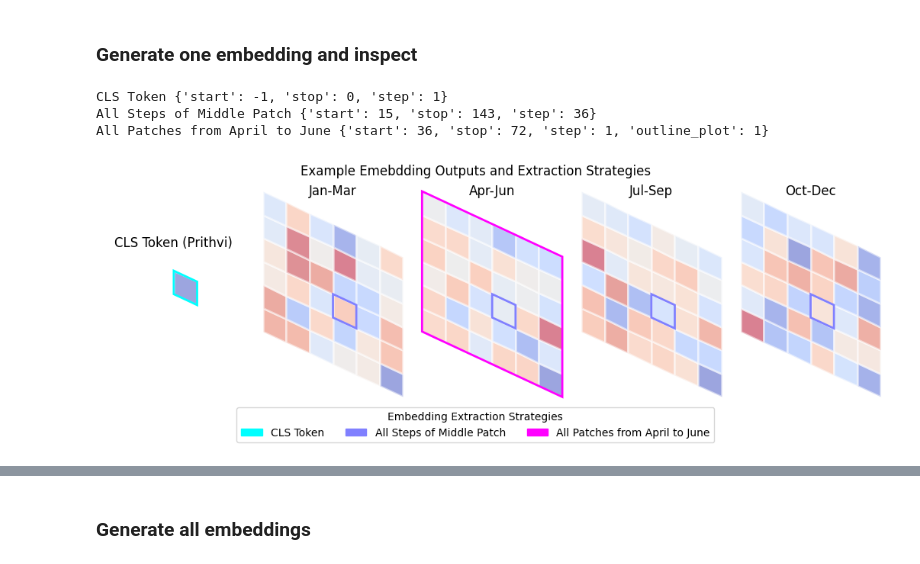
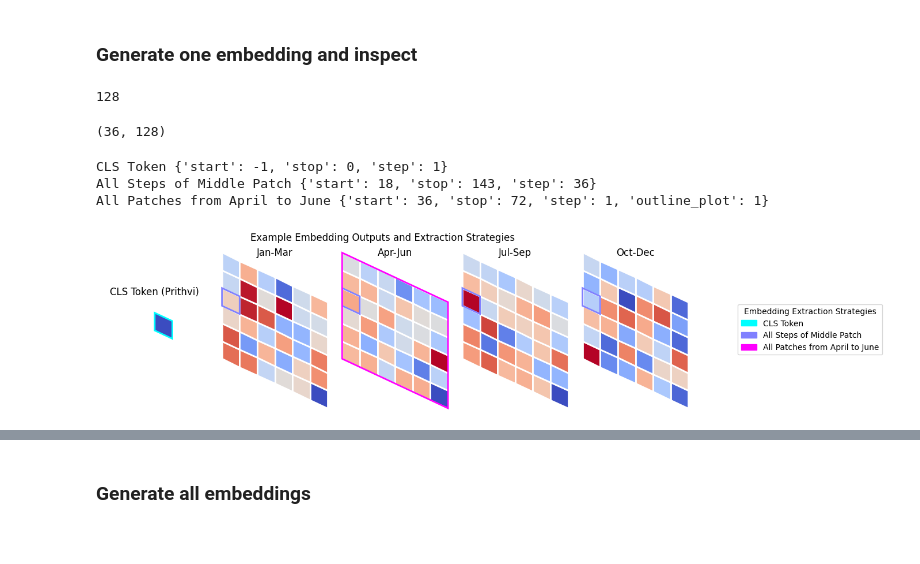
Before and after one commit to ClarkCGA/gelos, a Jupyter notebook: notebooks/02_dwg_generateembeddings.ipynb, the cells around one changed output, grey strips where cells are left out. Saved outputs shown, nothing was run; the diff lists cells and outputs as text; code cells hidden in the pictures.

Commit message:
[WIP] 3D Visualizations of embeddings

```diff
--- a/notebooks/02_dwg_generateembeddings.ipynb
+++ b/notebooks/02_dwg_generateembeddings.ipynb
@@ -161,6 +165,11 @@ has_cls = yaml_config['model']['init_args']['has_cls']
 # %%
 patch_tokens_flat = final_layer_embedding.reshape(-1, final_layer_embedding.shape[-1])
+vis_embed_depth = min(vis_embed_depth, patch_tokens_flat.shape[-1])
+print(vis_embed_depth)
+patch_tokens_sample = patch_tokens_flat[:, 0:vis_embed_depth].detach().cpu().numpy()
 first_feature = patch_tokens_flat[:, 0].detach().cpu().numpy()
+# %% [output]
+128
 # %%
 n_per_grid = 36
 date_ranges = ["Jan-Mar", "Apr-Jun", "Jul-Sep", "Oct-Dec"]
@@ -167,3 +179,7 @@ date_ranges = ["Jan-Mar", "Apr-Jun", "Jul-Sep", "Oct-Dec"]
+# %%
+groups_3d[0].shape
+# %% [output]
+(36, 128)
 # %%
 
 grid_side = int(np.ceil(np.sqrt(n_per_grid)))
@@ -227,7 +243,7 @@ single_patch_grid = np.full((grid_side, grid_side), np.nan)
 center_idx = grid_side // 2
 single_patch_grid[center_idx, center_idx] = first_patch_value
 ax_first = axes_flat[0]
-mesh = ax_first.pcolormesh(single_patch_grid, cmap='coolwarm', edgecolors='white', linewidth=2, shading='auto', alpha=0.5,
+mesh = ax_first.pcolormesh(single_patch_grid, cmap='coolwarm', edgecolors='none', linewidth=2, shading='auto',
                          transform=skew_base + ax_first.transData, antialiased=True)
 mesh.set_clip_on(False)
 for cls_name in cls_first_patch_highlights:
@@ -251,42 +267,44 @@ for idx, group_values in enumerate(groups):
         chunk = np.concatenate([chunk, np.full(cells_per_grid - chunk.shape[0], np.nan, dtype=chunk.dtype)])
     grid = chunk.reshape(grid_side, grid_side)
     ax = axes_flat[idx + 1]
-    mesh = ax.pcolormesh(grid, cmap='coolwarm', edgecolors='white', linewidth=2, shading='auto', alpha=0.5,
+    mesh = ax.pcolormesh(grid, cmap='coolwarm', edgecolors='white', linewidth=2, shading='auto',
                          transform=skew_base + ax.transData, antialiased=True)
     mesh.set_clip_on(False)
     for cell_idx, color, _name in highlight_map.get(idx, []):
         row = cell_idx // grid_side
         col = cell_idx % grid_side
         rect = patches.Rectangle((col, row), 1, 1, fill=False, edgecolor=color, linewidth=2,
                                  transform=skew_base + ax.transData, clip_on=False)
         ax.add_patch(rect)
     for outline_color in outline_map.get(idx, []):
         outline = patches.Rectangle((0, 0), grid_side, grid_side, fill=False, edgecolor=outline_color, linewidth=2,
                                     transform=skew_base + ax.transData, clip_on=False)
         ax.add_patch(outline)
     ax.set_title(f'{date_ranges[idx]}', y=0.95)
     ax.set_xticks([])
     ax.set_yticks([])
     ax.set_aspect('equal')
     for spine in ax.spines.values():
         spine.set_visible(False)
 
 for ax in axes_flat[group_count + 1:]:
     ax.axis('off')
 
 fig.subplots_adjust(wspace=-0.60, hspace=-0.60)
 if legend_patches:
     fig.legend(
         handles=legend_patches,
-        loc="lower center",
-        bbox_to_anchor=(0.5, -0.08),
-        ncol=max(len(legend_patches), 1),
+        loc="center right",
+        bbox_to_anchor=(1, 0.5),
+        # ncol=max(len(legend_patches), 1),
         title="Embedding Extraction Strategies"
     )
-plt.suptitle("Example Emebdding Outputs and Extraction Strategies")
-# plt.savefig(figures_dir / "example_embedding_outputs.png")
+plt.suptitle("Example Embedding Outputs and Extraction Strategies")
+fig.canvas.draw()
+plt.savefig(figures_dir / "example_embedding_outputs.png", dpi=300, bbox_inches="tight", transparent=True)
+plt.show()
 # %% [output]
 CLS Token {'start': -1, 'stop': 0, 'step': 1}
-All Steps of Middle Patch {'start': 15, 'stop': 143, 'step': 36}
+All Steps of Middle Patch {'start': 18, 'stop': 143, 'step': 36}
 All Patches from April to June {'start': 36, 'stop': 72, 'step': 1, 'outline_plot': 1}
-[figure, old version]
+[figure, new version]
```
Also changed, not shown: parts of 7 cells of this notebook, 12 other files.
